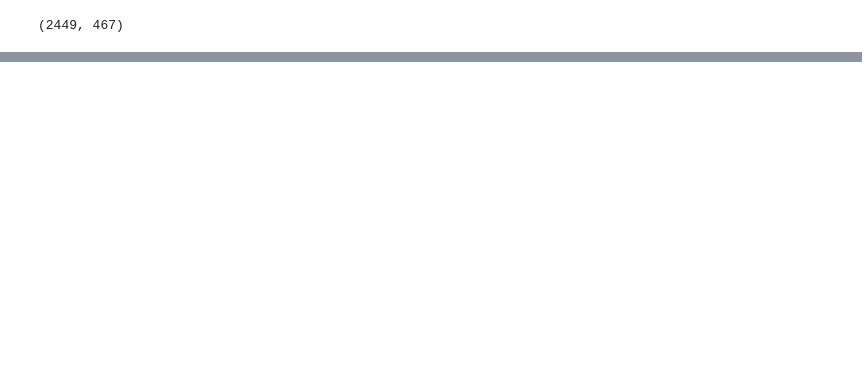
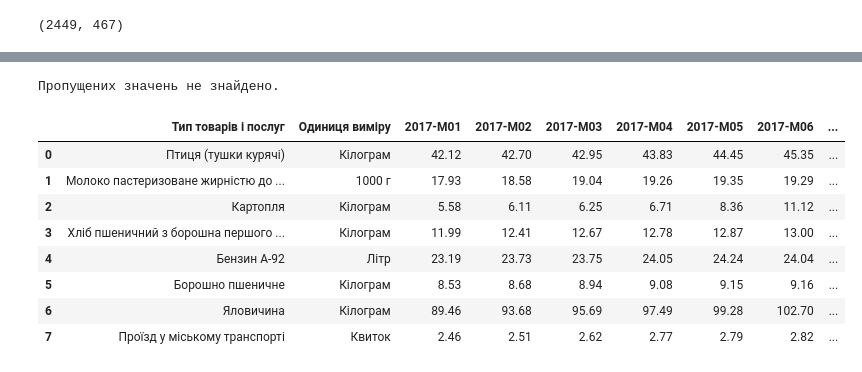
Before and after one commit to arcctg/kpi-ml-lab1, a Jupyter notebook: task_1_ukrstat_data.ipynb, the cells around one changed output, grey strips where cells are left out. Saved outputs shown, nothing was run; the diff lists cells and outputs as text; code cells hidden in the pictures; blank space fills up the shorter version.

```diff
--- a/task_1_ukrstat_data.ipynb
+++ b/task_1_ukrstat_data.ipynb
@@ -95,0 +175,22 @@ df[
+# %%
+total_nans = df.isna().sum().sum()
+
+if total_nans > 0:
+    print("Рядки з пропущеними значеннями:")
+    display(df[df.isna().any(axis=1)])
+else:
+    print("Пропущених значень не знайдено.")
+# %% [output]
+Пропущених значень не знайдено.
+# %%
+df
+# %% [output]
+|  | Тип товарів і послуг | Одиниця виміру | 2017-M01 | 2017-M02 | 2017-M03 | 2017-M04 | 2017-M05 | 2017-M06 | ... |
+| 0 | Птиця (тушки курячі) | Кілограм | 42.12 | 42.70 | 42.95 | 43.83 | 44.45 | 45.35 | ... |
+| 1 | Молоко пастеризоване жирністю до ... | 1000 г | 17.93 | 18.58 | 19.04 | 19.26 | 19.35 | 19.29 | ... |
+| 2 | Картопля | Кілограм | 5.58 | 6.11 | 6.25 | 6.71 | 8.36 | 11.12 | ... |
+| 3 | Хліб пшеничний з борошна першого ... | Кілограм | 11.99 | 12.41 | 12.67 | 12.78 | 12.87 | 13.00 | ... |
+| 4 | Бензин А-92 | Літр | 23.19 | 23.73 | 23.75 | 24.05 | 24.24 | 24.04 | ... |
+| 5 | Борошно пшеничне | Кілограм | 8.53 | 8.68 | 8.94 | 9.08 | 9.15 | 9.16 | ... |
+| 6 | Яловичина | Кілограм | 89.46 | 93.68 | 95.69 | 97.49 | 99.28 | 102.70 | ... |
+| 7 | Проїзд у міському транспорті | Квиток | 2.46 | 2.51 | 2.62 | 2.77 | 2.79 | 2.82 | ... |
```
Also changed, not shown: parts of 29 cells of this notebook.
